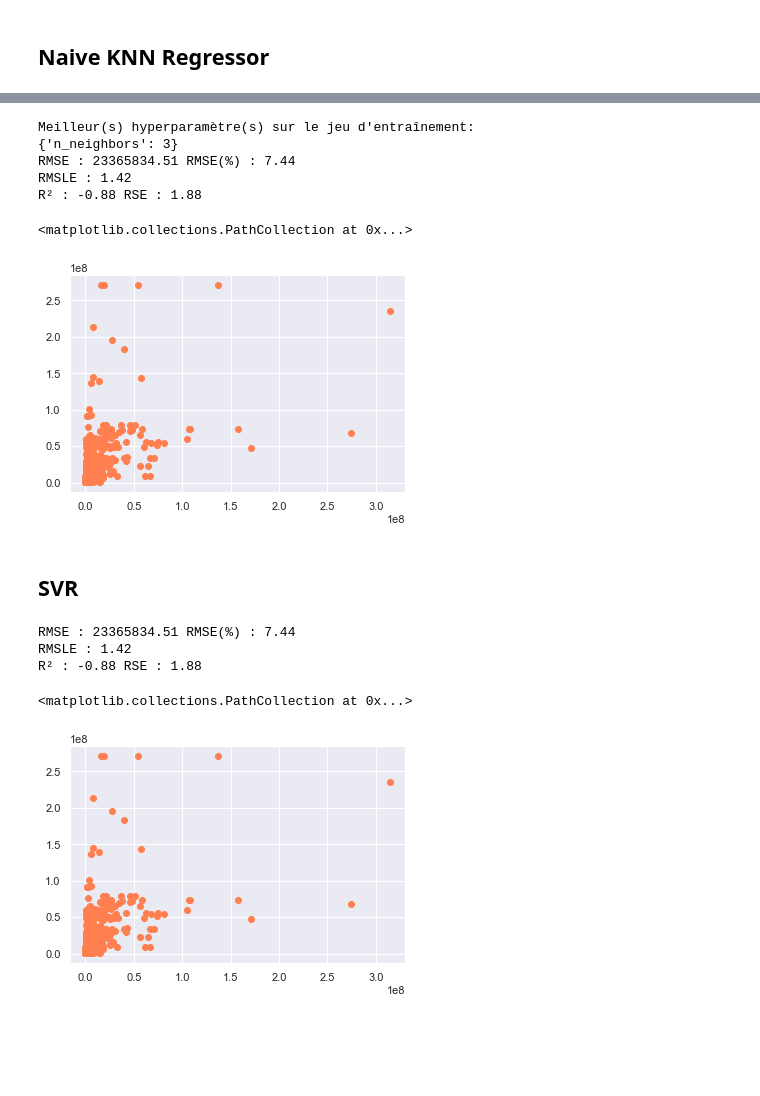
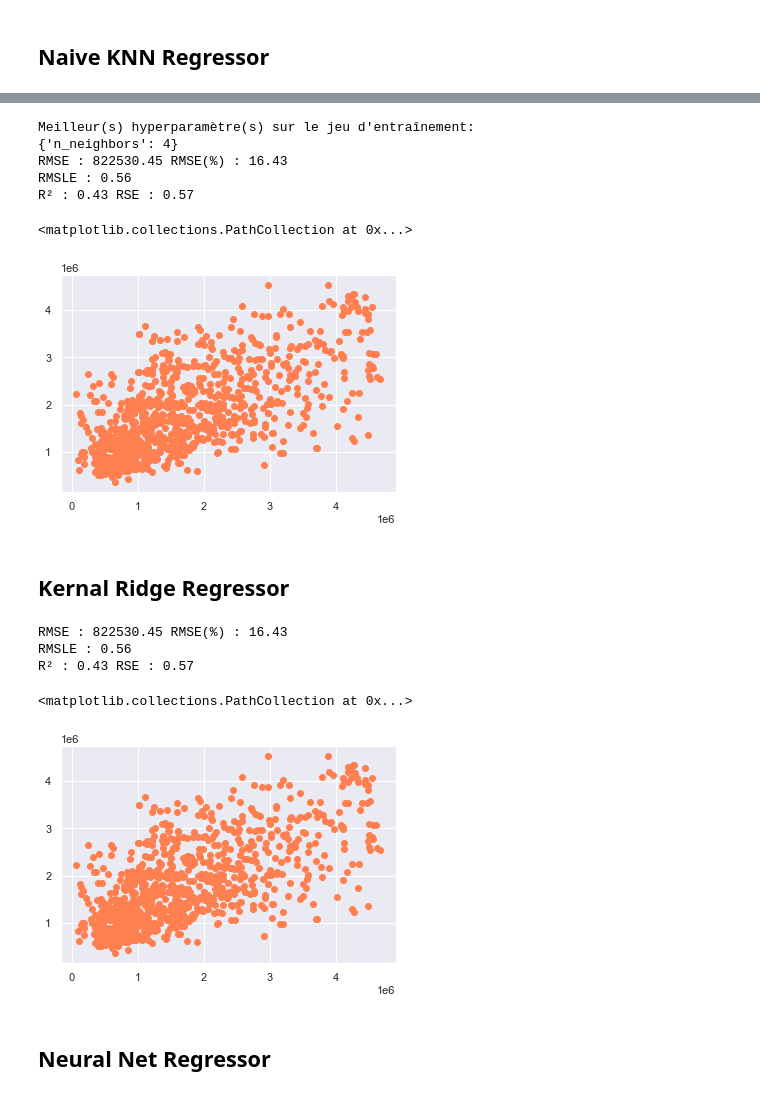
Before and after one commit to DrHadiNono/Notebooks-OC, a Jupyter notebook: Projets/P4/p4.ipynb, the cells around one changed output, grey strips where cells are left out. Cells and saved outputs as stored; diff of their text form; code cells hidden in the pictures; blank space fills up the shorter version.

```diff
--- a/Projets/P4/p4.ipynb
+++ b/Projets/P4/p4.ipynb
@@ -331,0 +316,3 @@ df[df['TotalEmission'] > 200]
+# %%
+q3 = df['TotalEnergy'].quantile([0.75]).values[0]
+q3
@@ -331,0 +321,3 @@ df[df['TotalEmission'] > 200]
+# %%
+df = df[df['TotalEnergy']<q3]
+df
@@ -351,7 +370,7 @@ X = df[XCols].sort_values(by=[y])
 
 random_state = 0 #None
 
-X_train, X_test, y_train, y_test = trainning_sets(X, y, random_state=random_state, scale='min-max', scale_y=True)
+# X_train, X_test, y_train, y_test = trainning_sets(X, y, random_state=random_state, scale='min-max', scale_y=True)
 X_train, X_test, y_train, y_test = trainning_sets(X, y, random_state=random_state, scale='min-max')
 # X_train, X_test, y_train, y_test = trainning_sets(X, y, random_state=random_state, scale='std')
 # X_train, X_test, y_train, y_test = trainning_sets(X, y, random_state=random_state)
@@ -432,44 +468,45 @@ R² : -0.21 RSE : 1.21
 # %%
 #-------------------------- GridSearchCV --------------------------
 from sklearn import neighbors, model_selection
 
 # Fixer les valeurs des hyperparamètres à tester
 param_grid = {'n_neighbors':list(range(3,21))}
 
 # Choisir un score à optimiser, ici l'accuracy (proportion de prédictions correctes)
 score = 'neg_mean_squared_log_error'
 
 # Créer un classifieur kNN avec recherche d'hyperparamètre par validation croisée
-clf = model_selection.GridSearchCV(
+regr = model_selection.GridSearchCV(
     neighbors.KNeighborsRegressor(), # un classifieur kNN
     param_grid,     # hyperparamètres à tester
     cv=5,           # nombre de folds de validation croisée
-    scoring=score   # score à optimiser
+    scoring=score,   # score à optimiser
+    n_jobs=-1
 )
 
 # Optimiser ce classifieur sur le jeu d'entraînement
-clf.fit(X_train, y_train)
+regr.fit(X_train, y_train)
 
 # Afficher le(s) hyperparamètre(s) optimaux
 print("Meilleur(s) hyperparamètre(s) sur le jeu d'entraînement:")
-print(clf.best_params_)
+print(regr.best_params_)
 
-y_pred = clf.predict(X_test)
+y_pred = regr.predict(X_test)
 
 print("RMSE : {:.2f}".format(np.sqrt(metrics.mean_squared_error(y_test, y_pred))), "RMSE(%) : {:.2f}".format(100*(np.sqrt(metrics.mean_squared_error(y_test, y_pred))-y_test.min())/(y_test.max()-y_test.min())))
 print("RMSLE : {:.2f}".format(np.sqrt(metrics.mean_squared_log_error(y_test, y_pred))))
-print("R² : {:.2f}".format(metrics.r2_score(y_test, y_pred)), "RSE : {:.2f}".format(1-metrics.r2_score(y_test, y_pred)))
+print("R² : {:.2f}".format(metrics.r2_score(y_test, y_pred)), "RSE : {:.2f}".format(1-np.abs(metrics.r2_score(y_test, y_pred))))
 plt.scatter(y_test, y_pred, color='coral')
 # %% [output]
 Meilleur(s) hyperparamètre(s) sur le jeu d'entraînement:
-{'n_neighbors': 3}
-RMSE : 23365834.51 RMSE(%) : 7.44
-RMSLE : 1.42
-R² : -0.88 RSE : 1.88
+{'n_neighbors': 4}
+RMSE : 822530.45 RMSE(%) : 16.43
+RMSLE : 0.56
+R² : 0.43 RSE : 0.57
 <matplotlib.collections.PathCollection at 0x...>
-[figure, old version]
+[figure, new version]
-# %% [markdown]
-## SVR
+# %% [markdown]
+## Kernal Ridge Regressor
 # %%
 from sklearn import kernel_ridge
 predicteur = kernel_ridge.KernelRidge(
@@ -483,14 +520,15 @@ predicteur.fit(X_train, y_train)
 # prédire sur le jeu de test
 y_test_pred = predicteur.predict(X_test)
 
-
 print("RMSE : {:.2f}".format(np.sqrt(metrics.mean_squared_error(y_test, y_pred))), "RMSE(%) : {:.2f}".format(100*(np.sqrt(metrics.mean_squared_error(y_test, y_pred))-y_test.min())/(y_test.max()-y_test.min())))
 print("RMSLE : {:.2f}".format(np.sqrt(metrics.mean_squared_log_error(y_test, y_pred))))
-print("R² : {:.2f}".format(metrics.r2_score(y_test, y_pred)), "RSE : {:.2f}".format(1-metrics.r2_score(y_test, y_pred)))
+print("R² : {:.2f}".format(metrics.r2_score(y_test, y_pred)), "RSE : {:.2f}".format(1-np.abs(metrics.r2_score(y_test, y_pred))))
 plt.scatter(y_test, y_pred, color='coral')
 # %% [output]
-RMSE : 23365834.51 RMSE(%) : 7.44
-RMSLE : 1.42
-R² : -0.88 RSE : 1.88
+RMSE : 822530.45 RMSE(%) : 16.43
+RMSLE : 0.56
+R² : 0.43 RSE : 0.57
 <matplotlib.collections.PathCollection at 0x...>
-[figure, old version]
+[figure, new version]
+# %% [markdown]
+## Neural Net Regressor
```
Also changed, not shown: parts of 28 cells of this notebook, 2 other files.
